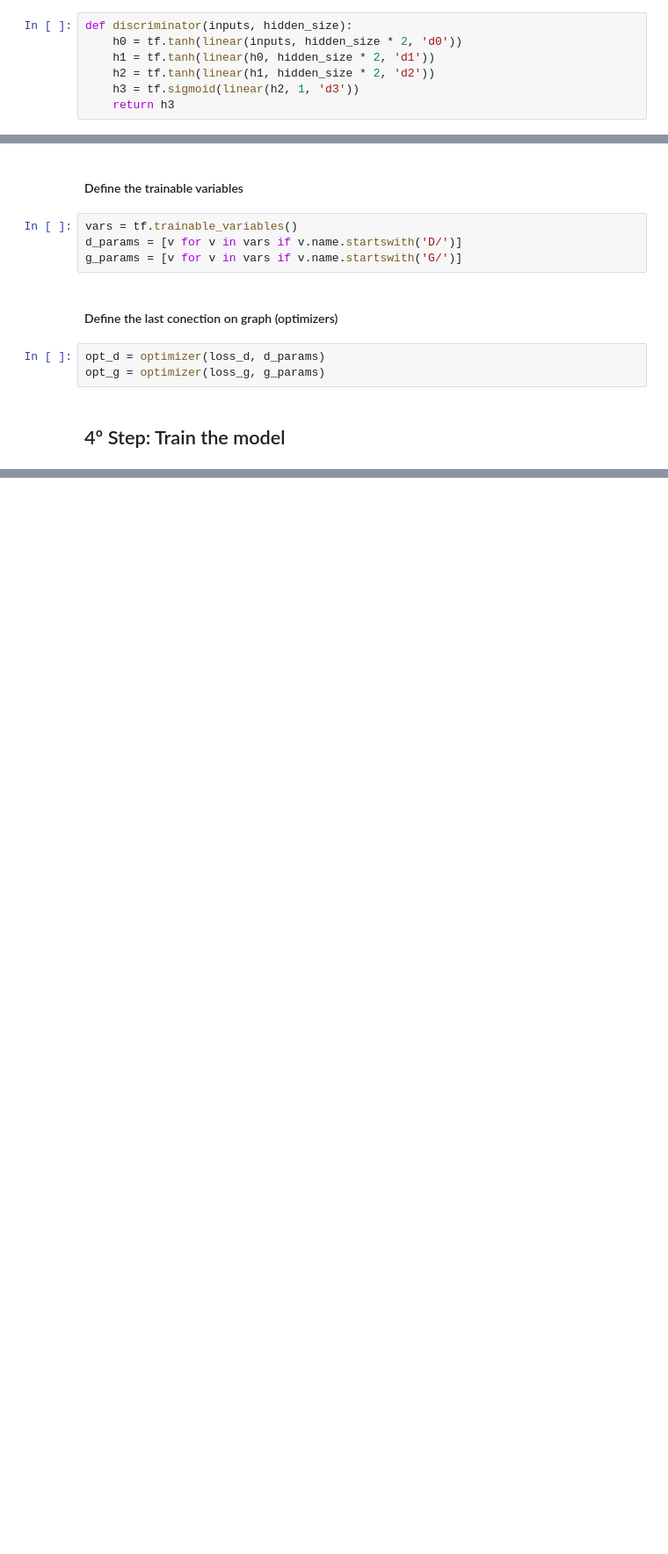
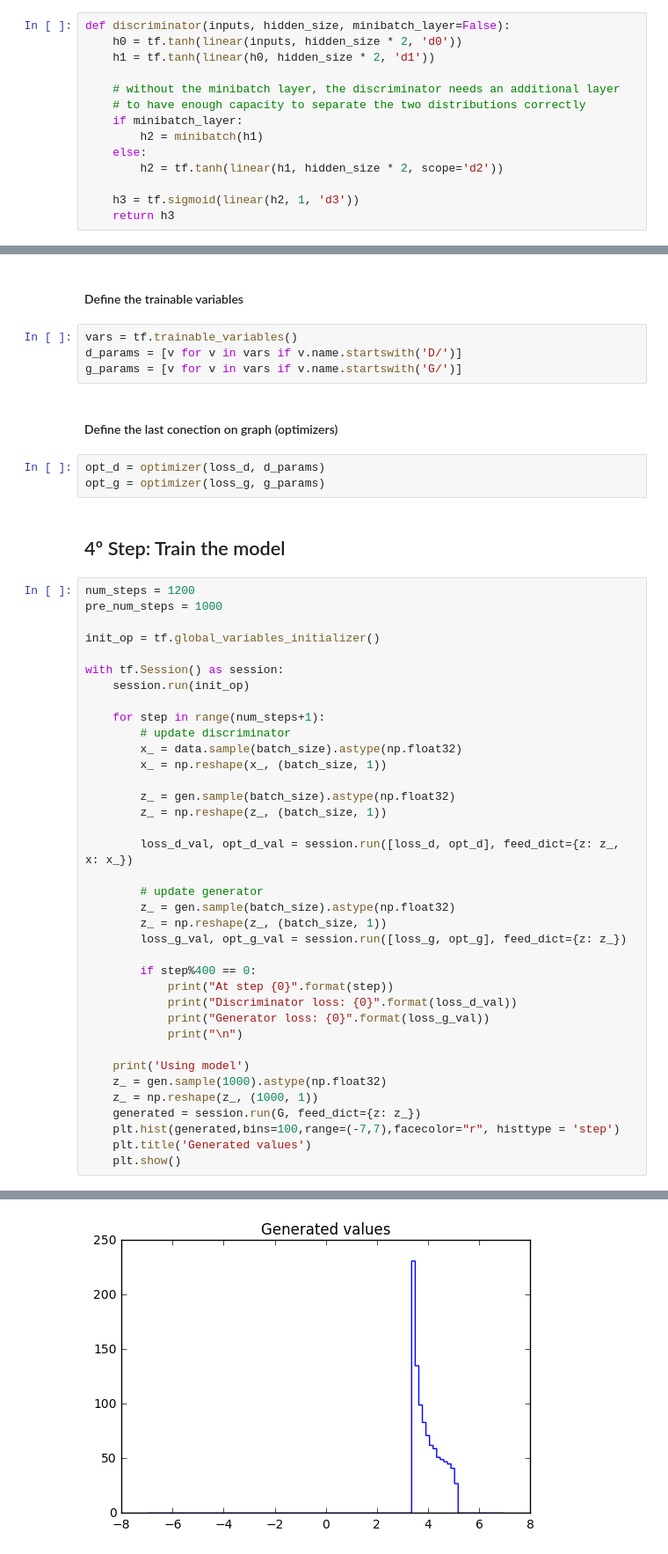
Before and after one commit to matecomp/ToyExamples, a Jupyter notebook: Toy Example (GAN's) - 1D gaussian distribution aproximation.ipynb, the cells around one changed output, grey strips where cells are left out. Shown: that part at 88% size. Cells and saved outputs as stored; diff of their text form; blank space fills up the shorter version.

```diff
--- a/Toy Example (GAN's) - 1D gaussian distribution aproximation.ipynb
+++ b/Toy Example (GAN's) - 1D gaussian distribution aproximation.ipynb
@@ -67,10 +67,17 @@ def generator(inputs, hidden_size):
 # %% [markdown]
 In this case we found that it was important to make sure that the discriminator is more powerful than the generator, as otherwise it did not have sufficient capacity to learn to be able to distinguish accurately between generated and real samples. So we made it a deeper neural network, with a larger number of dimensions. It uses tanh nonlinearities in all layers except the final one, which is a sigmoid (the output of which we can interpret as a probability).
 # %%
-def discriminator(inputs, hidden_size):
+def discriminator(inputs, hidden_size, minibatch_layer=False):
     h0 = tf.tanh(linear(inputs, hidden_size * 2, 'd0'))
     h1 = tf.tanh(linear(h0, hidden_size * 2, 'd1'))
-    h2 = tf.tanh(linear(h1, hidden_size * 2, 'd2'))
+
+    # without the minibatch layer, the discriminator needs an additional layer
+    # to have enough capacity to separate the two distributions correctly
+    if minibatch_layer:
+        h2 = minibatch(h1)
+    else:
+        h2 = tf.tanh(linear(h1, hidden_size * 2, scope='d2'))
+
     h3 = tf.sigmoid(linear(h2, 1, 'd3'))
     return h3
 # %% [markdown]
@@ -130,3 +137,41 @@ opt_d = optimizer(loss_d, d_params)
 opt_g = optimizer(loss_g, g_params)
 # %% [markdown]
 ## 4º Step: Train the model
+# %%
+num_steps = 1200
+pre_num_steps = 1000
+
+init_op = tf.global_variables_initializer()
+
+with tf.Session() as session:
+    session.run(init_op)
+
+    for step in range(num_steps+1):
+        # update discriminator
+        x_ = data.sample(batch_size).astype(np.float32)
+        x_ = np.reshape(x_, (batch_size, 1))
+
+        z_ = gen.sample(batch_size).astype(np.float32)
+        z_ = np.reshape(z_, (batch_size, 1))
+
+        loss_d_val, opt_d_val = session.run([loss_d, opt_d], feed_dict={z: z_, x: x_})
+
+        # update generator
+        z_ = gen.sample(batch_size).astype(np.float32)
+        z_ = np.reshape(z_, (batch_size, 1))
+        loss_g_val, opt_g_val = session.run([loss_g, opt_g], feed_dict={z: z_})
+
+        if step%400 == 0:
+            print("At step {0}".format(step))
+            print("Discriminator loss: {0}".format(loss_d_val))
+            print("Generator loss: {0}".format(loss_g_val))
+            print("\n")
+
+    print('Using model')
+    z_ = gen.sample(1000).astype(np.float32)
+    z_ = np.reshape(z_, (1000, 1))
+    generated = session.run(G, feed_dict={z: z_})
+    plt.hist(generated,bins=100,range=(-7,7),facecolor="r", histtype = 'step')
+    plt.title('Generated values')
+    plt.show()
+# %% [output]
@@ -132,0 +195 @@ opt_g = optimizer(loss_g, g_params)
+[figure, added]
```
Also changed, not shown: parts of 11 cells of this notebook, 1 other file.
